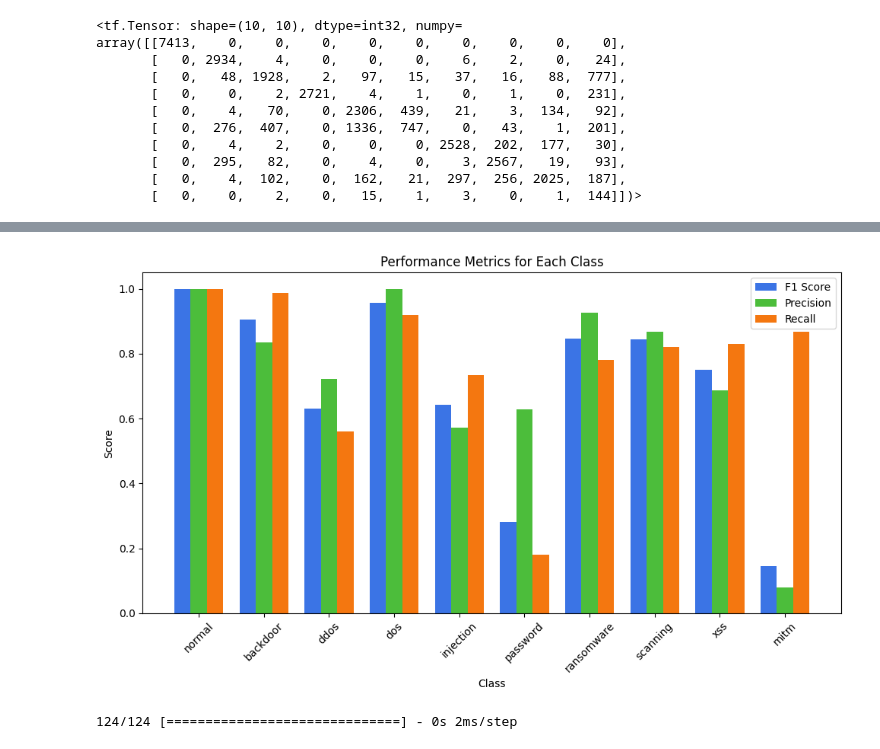
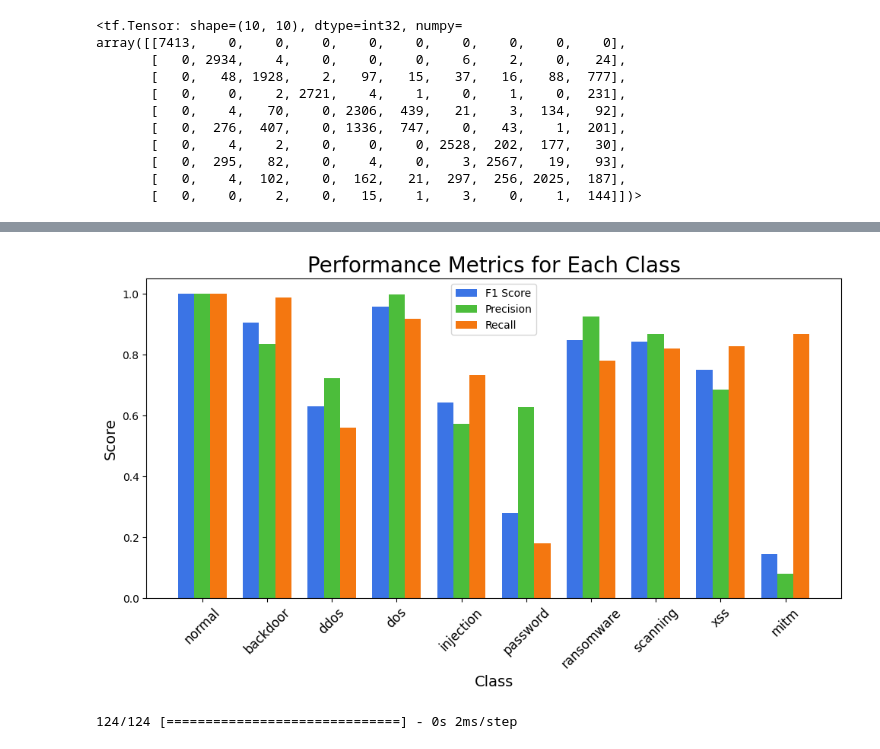
Before and after one commit to nnhieutrung/NIDS-FedML, a Jupyter notebook: src/ml_test.ipynb, the cells around one changed output, grey strips where cells are left out. Saved outputs shown, nothing was run; the diff lists cells and outputs as text; code cells hidden in the pictures.

```diff
--- a/src/ml_test.ipynb
+++ b/src/ml_test.ipynb
@@ -213,36 +226,36 @@ utils.plot_confussion_matrix(model, x_test, y_test, batch_size, 'test.png')
 # %%
 import matplotlib.pyplot as plt
 import numpy as np
 
 # Data
 categories = ['normal', 'backdoor', 'ddos', 'dos', 'injection', 'password', 'ransomware', 'scanning', 'xss', 'mitm']
 f1_scores = [1.0, 0.9054450100262225, 0.6314804416994197, 0.9575928206932958, 0.6432347478211173, 0.2803304078471864, 0.847613782937166, 0.8434301057224366, 0.7510748702742772, 0.1458227848101266]
 precisions = [1.0, 0.8354682607458013, 0.7224839400428266, 0.9992655159750276, 0.5727735368956743, 0.6292004634994206, 0.9259259259259259, 0.8677486187845304, 0.6862638851259821, 0.07960199004975124]
 recalls = [1.0, 0.9882154882154882, 0.5608377659574468, 0.9192567567567568, 0.7334636689475399, 0.18033875788774492, 0.781515460414543, 0.8204374795951681, 0.8294040602488539, 0.8674698795180723]
 
 # Transpose data
 data = np.array([f1_scores, precisions, recalls])
 
 # Plotting
 plt.figure(figsize=(10, 6))
 
 bar_width = 0.25
 index = np.arange(len(categories))
 
 plt.bar(index, data[0], bar_width, label='F1 Score', color='#3B74E5')
 plt.bar(index + bar_width, data[1], bar_width, label='Precision', color='#4CBD3B')
 plt.bar(index + 2*bar_width, data[2], bar_width, label='Recall', color='#F47710')
 
-plt.ylabel('Score')
-plt.xlabel('Class')
-plt.xticks(index + bar_width, categories, rotation=45)
-plt.title('Performance Metrics for Each Class')
+plt.ylabel('Score', fontsize=14)
+plt.xlabel('Class', fontsize=14)
+plt.xticks(index + bar_width, categories, rotation=45, fontsize=12)
+plt.title('Performance Metrics for Each Class', fontsize=20)
 plt.legend()
 
 plt.tight_layout()
 plt.show()
 # %% [output]
-[figure, old version]
+[figure, new version]
 # %%
 
 from sklearn.utils import compute_class_weight
```
Also changed, not shown: parts of 2 cells of this notebook, 2 other files.
